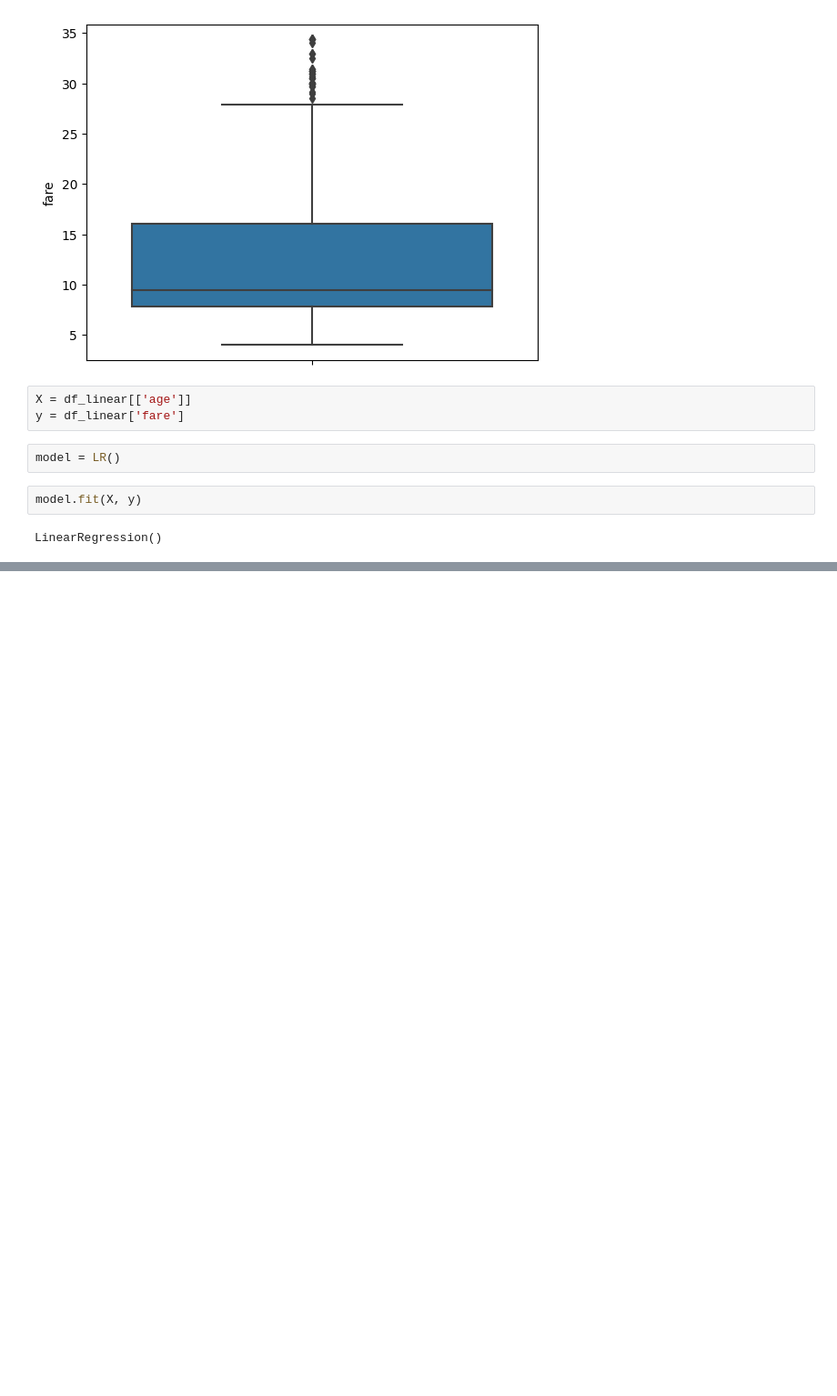
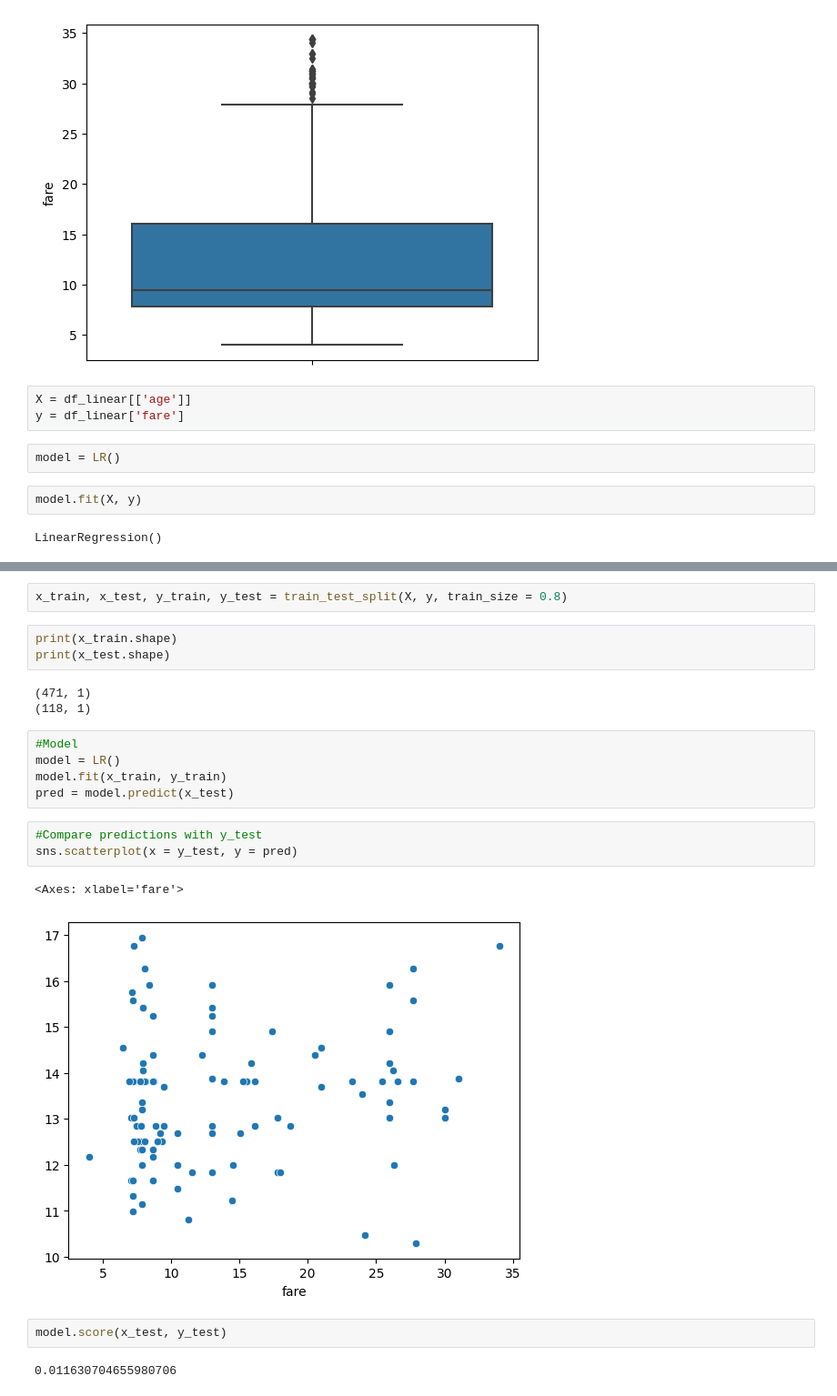
Before and after one commit to syedmeesamali/CourseraPlus, a Jupyter notebook: 1_ML_Combined_Courses/Practice/2_Pandas/reg_review.ipynb, the cells around one changed output, grey strips where cells are left out. Shown at 91% size. Cells and saved outputs as stored; diff of their text form; blank space fills up the shorter version.

```diff
--- a/1_ML_Combined_Courses/Practice/2_Pandas/reg_review.ipynb
+++ b/1_ML_Combined_Courses/Practice/2_Pandas/reg_review.ipynb
@@ -113,0 +121,23 @@ array([13.00598772])
+# %%
+x_train, x_test, y_train, y_test = train_test_split(X, y, train_size = 0.8)
+# %%
+print(x_train.shape)
+print(x_test.shape)
+# %% [output]
+(471, 1)
+(118, 1)
+# %%
+#Model
+model = LR()
+model.fit(x_train, y_train)
+pred = model.predict(x_test)
+# %%
+#Compare predictions with y_test
+sns.scatterplot(x = y_test, y = pred)
+# %% [output]
+<Axes: xlabel='fare'>
+[figure, added]
+# %%
+model.score(x_test, y_test)
+# %% [output]
+0.011630704655980706
```
Also changed, not shown: parts of 6 cells of this notebook.
